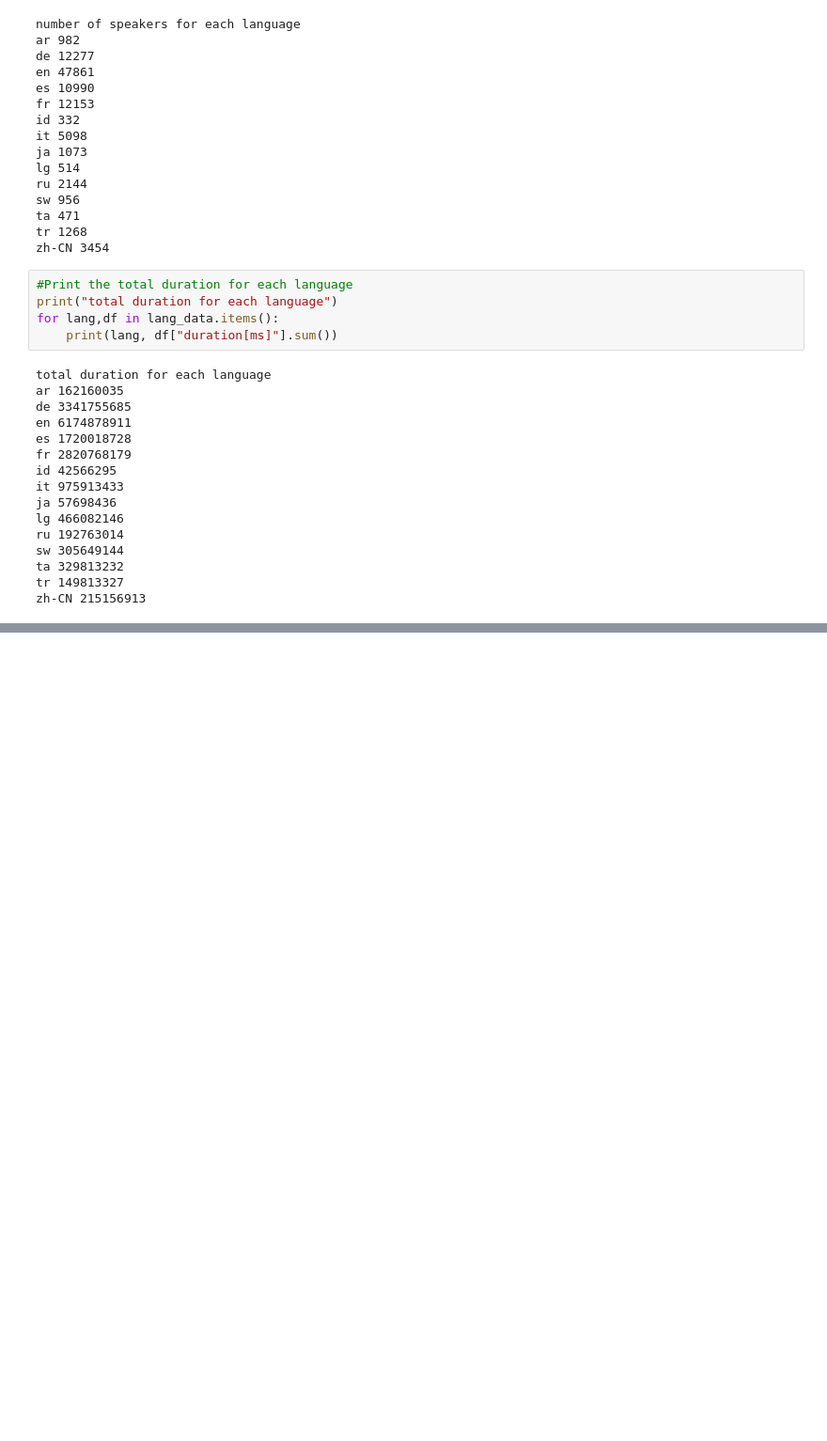
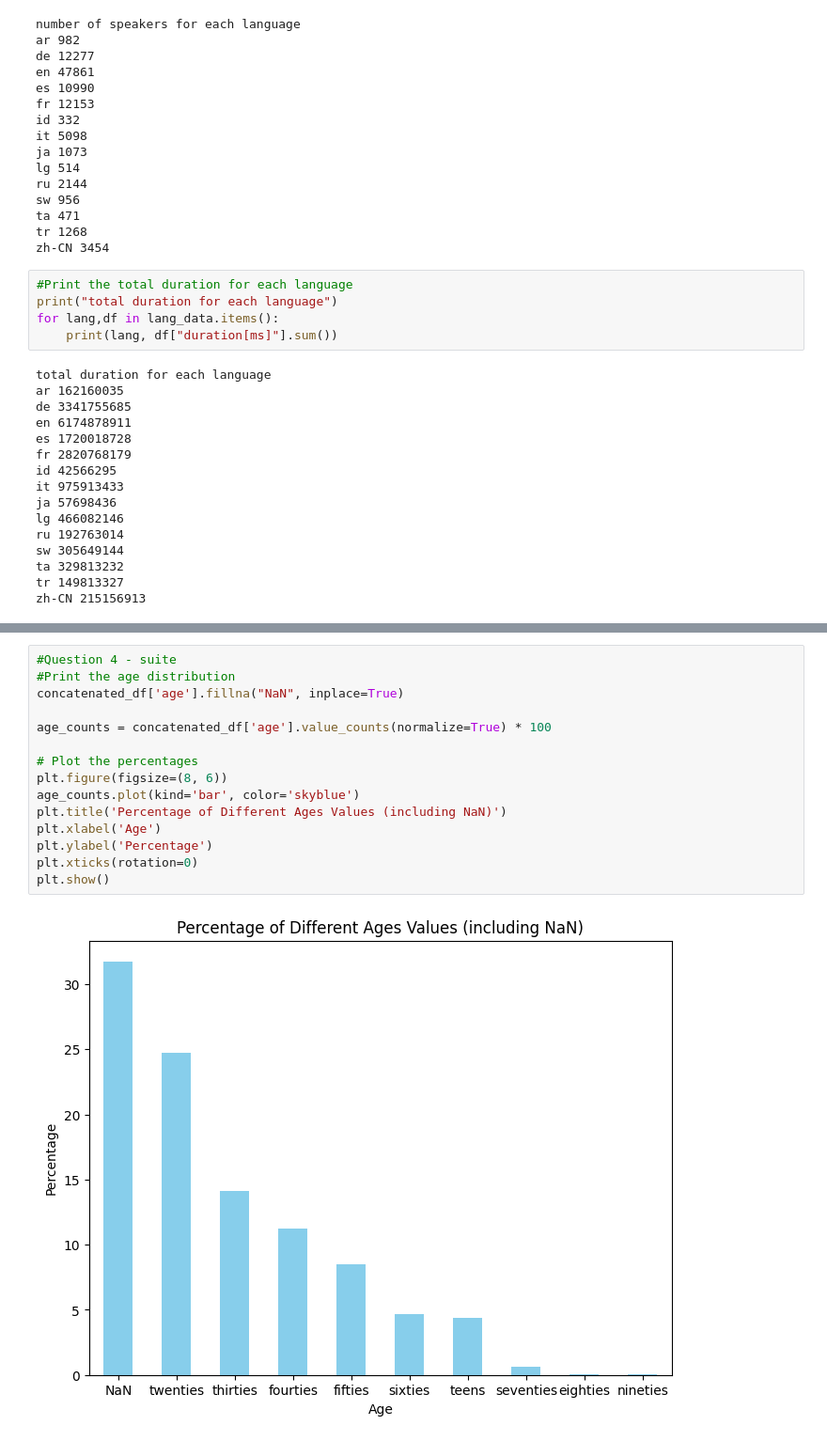
Before and after one commit to aannaaiiss/data_analysis_project, a Jupyter notebook: BEKOLO_data_analysis_final_project.ipynb, the cells around one changed output, grey strips where cells are left out. Shown: that part at 94% size. Cells and saved outputs as stored; diff of their text form; blank space fills up the shorter version.

```diff
--- a/BEKOLO_data_analysis_final_project.ipynb
+++ b/BEKOLO_data_analysis_final_project.ipynb
@@ -119,0 +192,17 @@ zh-CN
+# %%
+#Question 4 - suite
+#Print the age distribution
+concatenated_df['age'].fillna("NaN", inplace=True)
+
+age_counts = concatenated_df['age'].value_counts(normalize=True) * 100
+
+# Plot the percentages
+plt.figure(figsize=(8, 6))
+age_counts.plot(kind='bar', color='skyblue')
+plt.title('Percentage of Different Ages Values (including NaN)')
+plt.xlabel('Age')
+plt.ylabel('Percentage')
+plt.xticks(rotation=0)
+plt.show()
+# %% [output]
+[figure, added]
```
Also changed, not shown: parts of 10 cells of this notebook.
